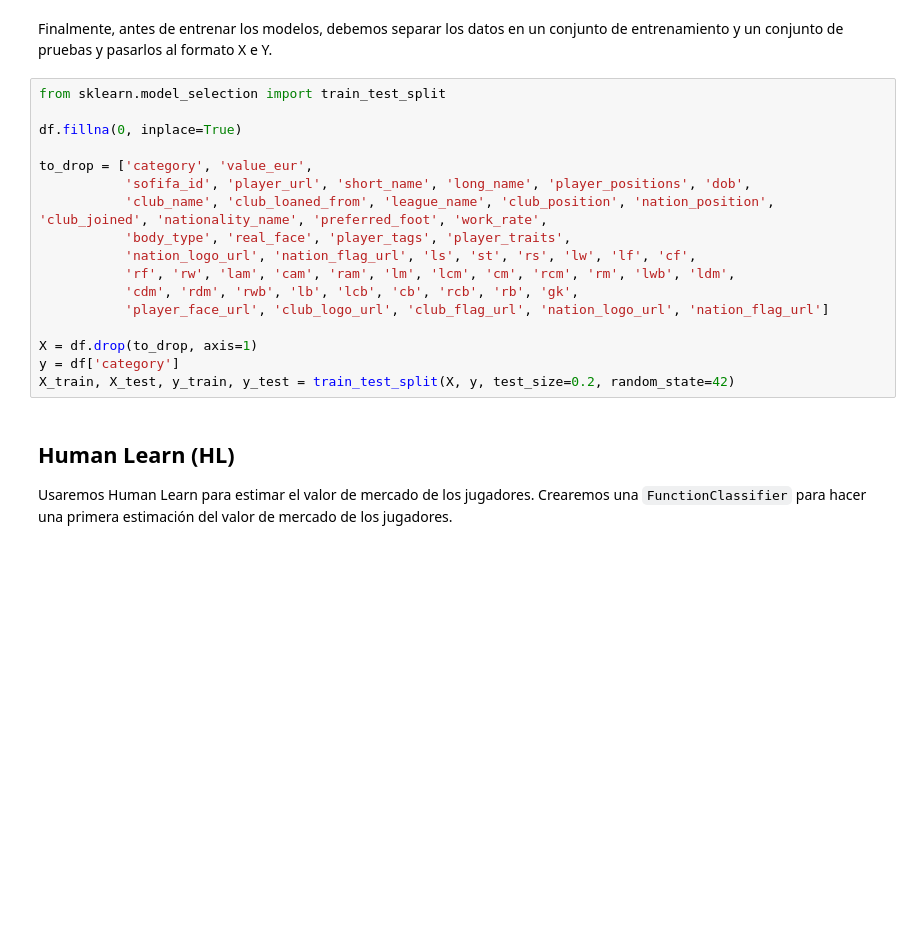
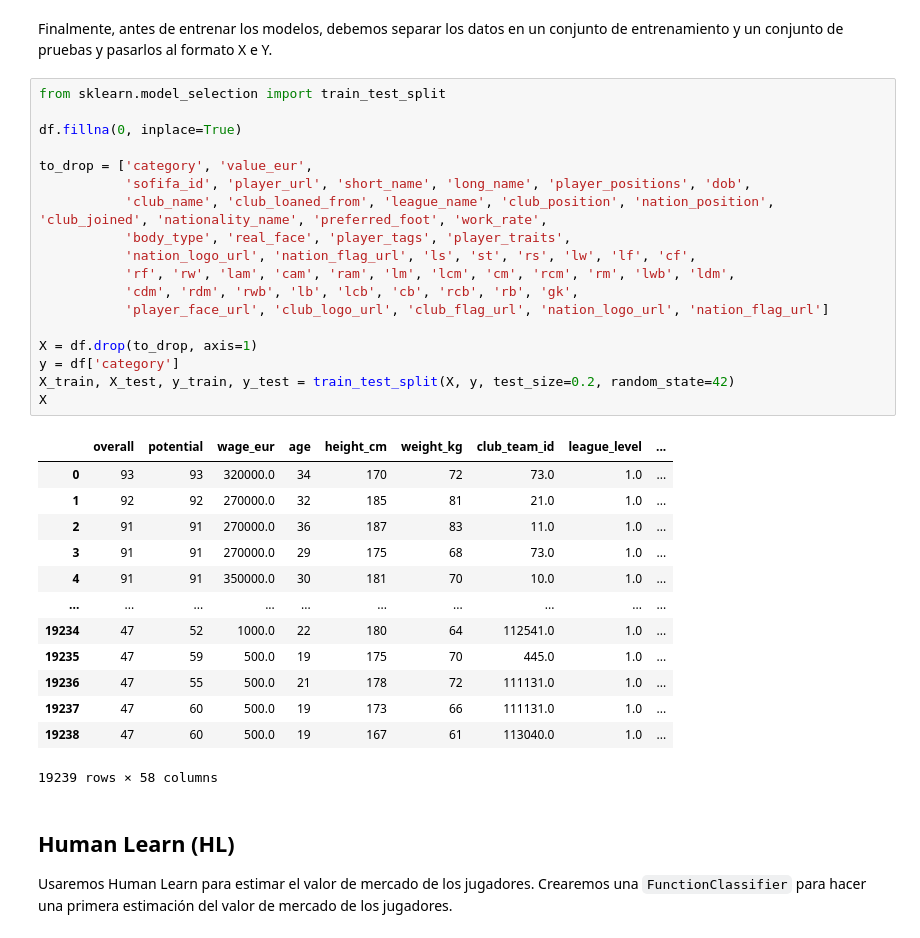
Before and after one commit to yuu067/MIA-IABD-2425, a Jupyter notebook: UD02/notebooks/EX2.-preveure_valor_mercat_ES.ipynb, the cells around one changed output. Cells and saved outputs as stored; diff of their text form; blank space fills up the shorter version.

```diff
--- a/UD02/notebooks/EX2.-preveure_valor_mercat_ES.ipynb
+++ b/UD02/notebooks/EX2.-preveure_valor_mercat_ES.ipynb
@@ -99,20 +99,35 @@ Finalmente, antes de entrenar los modelos, debemos separar los datos en un conju
 # %%
 from sklearn.model_selection import train_test_split
 
 df.fillna(0, inplace=True)
 
 to_drop = ['category', 'value_eur',
            'sofifa_id', 'player_url', 'short_name', 'long_name', 'player_positions', 'dob',
            'club_name', 'club_loaned_from', 'league_name', 'club_position', 'nation_position', 'club_joined', 'nationality_name', 'preferred_foot', 'work_rate',
            'body_type', 'real_face', 'player_tags', 'player_traits',
            'nation_logo_url', 'nation_flag_url', 'ls', 'st', 'rs', 'lw', 'lf', 'cf',
            'rf', 'rw', 'lam', 'cam', 'ram', 'lm', 'lcm', 'cm', 'rcm', 'rm', 'lwb', 'ldm',
            'cdm', 'rdm', 'rwb', 'lb', 'lcb', 'cb', 'rcb', 'rb', 'gk',
            'player_face_url', 'club_logo_url', 'club_flag_url', 'nation_logo_url', 'nation_flag_url']
 
 X = df.drop(to_drop, axis=1)
 y = df['category']
 X_train, X_test, y_train, y_test = train_test_split(X, y, test_size=0.2, random_state=42)
+X
+# %% [output]
+|  | overall | potential | wage_eur | age | height_cm | weight_kg | club_team_id | league_level | ... |
+| 0 | 93 | 93 | 320000.0 | 34 | 170 | 72 | 73.0 | 1.0 | ... |
+| 1 | 92 | 92 | 270000.0 | 32 | 185 | 81 | 21.0 | 1.0 | ... |
+| 2 | 91 | 91 | 270000.0 | 36 | 187 | 83 | 11.0 | 1.0 | ... |
+| 3 | 91 | 91 | 270000.0 | 29 | 175 | 68 | 73.0 | 1.0 | ... |
+| 4 | 91 | 91 | 350000.0 | 30 | 181 | 70 | 10.0 | 1.0 | ... |
+| ... | ... | ... | ... | ... | ... | ... | ... | ... | ... |
+| 19234 | 47 | 52 | 1000.0 | 22 | 180 | 64 | 112541.0 | 1.0 | ... |
+| 19235 | 47 | 59 | 500.0 | 19 | 175 | 70 | 445.0 | 1.0 | ... |
+| 19236 | 47 | 55 | 500.0 | 21 | 178 | 72 | 111131.0 | 1.0 | ... |
+| 19237 | 47 | 60 | 500.0 | 19 | 173 | 66 | 111131.0 | 1.0 | ... |
+| 19238 | 47 | 60 | 500.0 | 19 | 167 | 61 | 113040.0 | 1.0 | ... |
+19239 rows × 58 columns
 # %% [markdown]
 ## Human Learn (HL)
 
```
Also changed, not shown: parts of 5 cells of this notebook.
